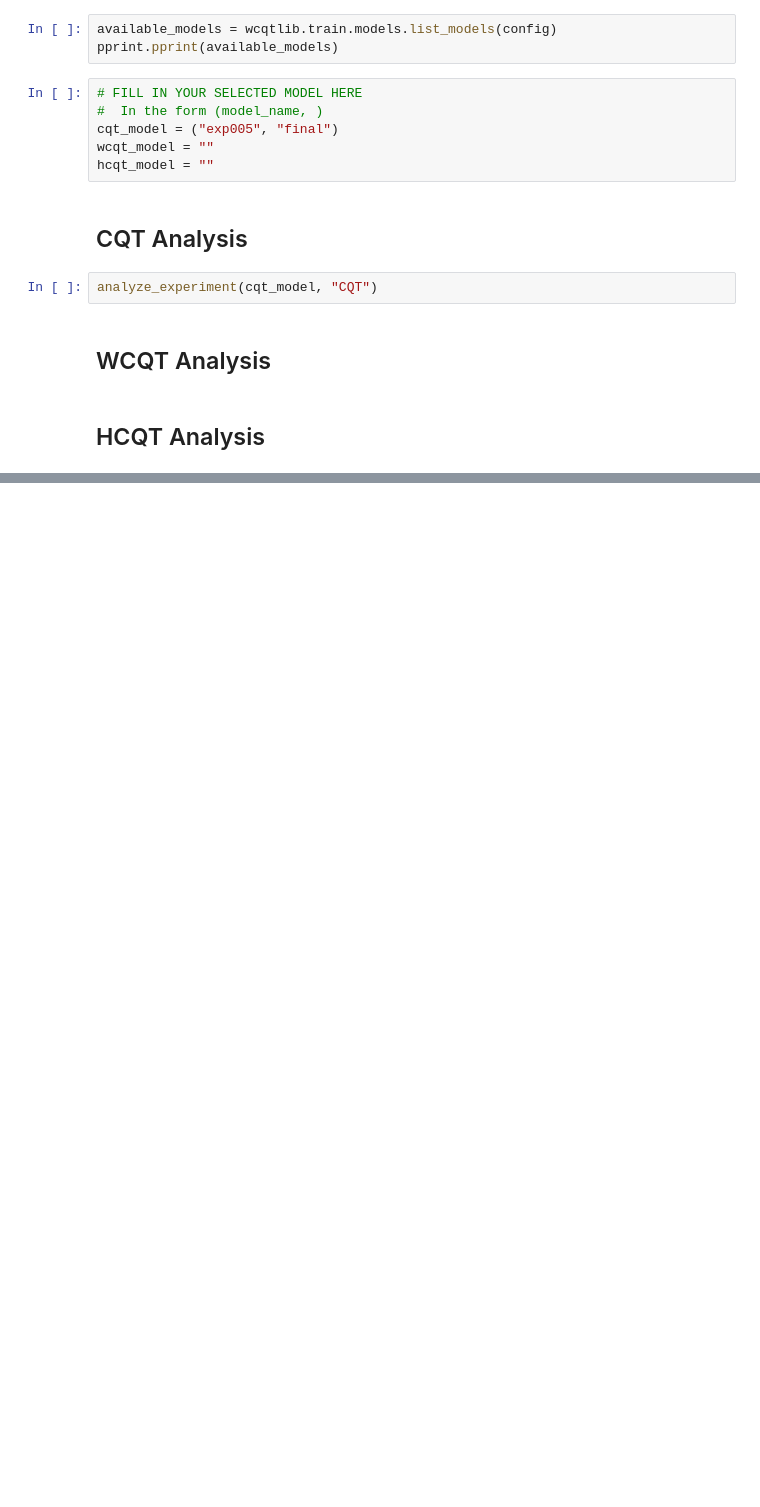
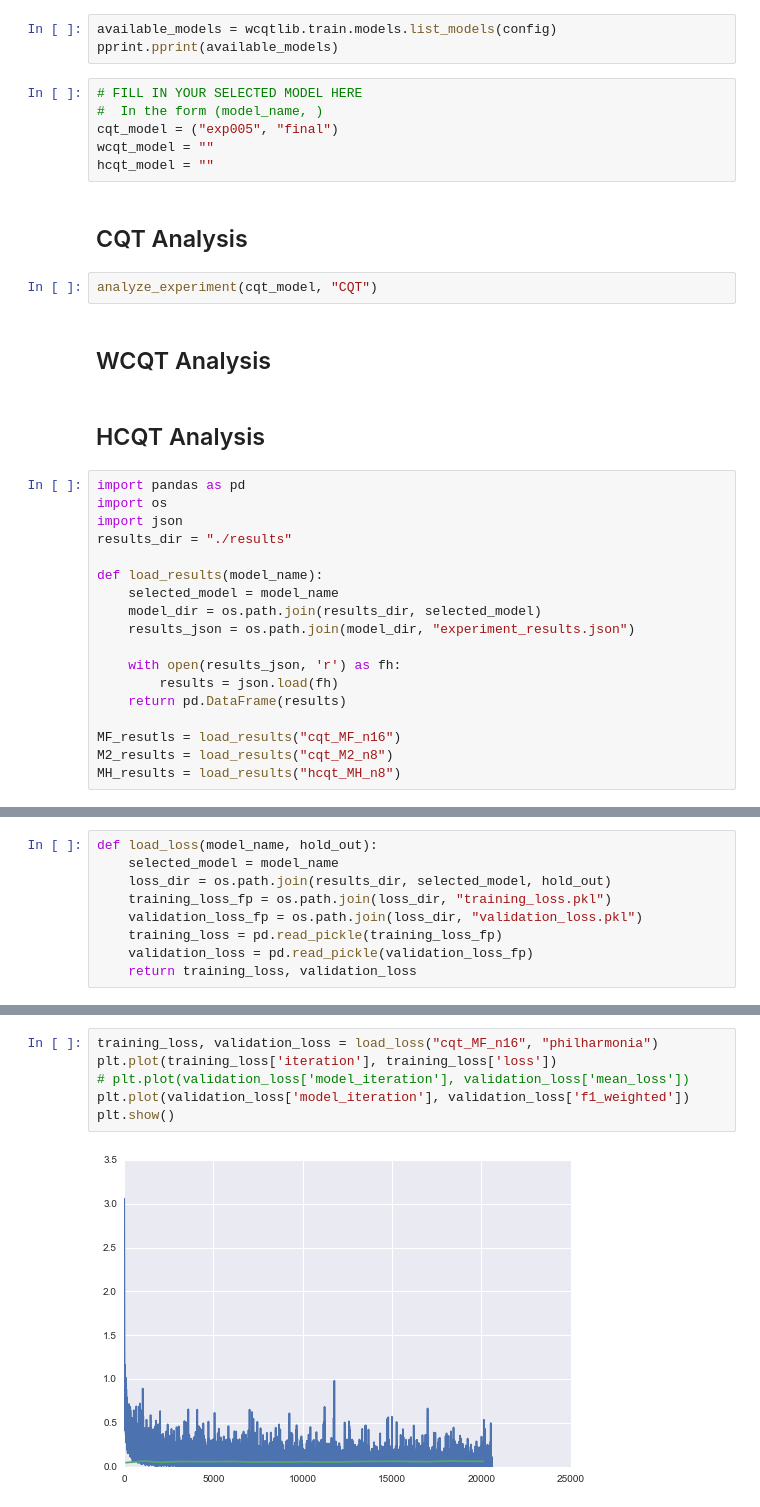
Before and after one commit to ejhumphrey/harmonic-cnn, a Jupyter notebook: Analysis.ipynb, the cells around one changed output, grey strips where cells are left out. Drawn from its saved outputs; the diff is of its cells as text; blank space fills up the shorter version.

```diff
--- a/Analysis.ipynb
+++ b/Analysis.ipynb
@@ -78,3 +79,21 @@ analyze_experiment(cqt_model, "CQT")
 ## WCQT Analysis
 # %% [markdown]
 ## HCQT Analysis
+# %%
+import pandas as pd
+import os
+import json
+results_dir = "./results"
+
+def load_results(model_name):
+    selected_model = model_name
+    model_dir = os.path.join(results_dir, selected_model)
+    results_json = os.path.join(model_dir, "experiment_results.json")
+
+    with open(results_json, 'r') as fh:
+        results = json.load(fh)
+    return pd.DataFrame(results)
+
+MF_resutls = load_results("cqt_MF_n16")
+M2_results = load_results("cqt_M2_n8")
+MH_results = load_results("hcqt_MH_n8")
@@ -80,0 +124,9 @@ analyze_experiment(cqt_model, "CQT")
+# %%
+def load_loss(model_name, hold_out):
+    selected_model = model_name
+    loss_dir = os.path.join(results_dir, selected_model, hold_out)
+    training_loss_fp = os.path.join(loss_dir, "training_loss.pkl")
+    validation_loss_fp = os.path.join(loss_dir, "validation_loss.pkl")
+    training_loss = pd.read_pickle(training_loss_fp)
+    validation_loss = pd.read_pickle(validation_loss_fp)
+    return training_loss, validation_loss
@@ -80,0 +142,8 @@ analyze_experiment(cqt_model, "CQT")
+# %%
+training_loss, validation_loss = load_loss("cqt_MF_n16", "philharmonia")
+plt.plot(training_loss['iteration'], training_loss['loss'])
+# plt.plot(validation_loss['model_iteration'], validation_loss['mean_loss'])
+plt.plot(validation_loss['model_iteration'], validation_loss['f1_weighted'])
+plt.show()
+# %% [output]
+[figure, added]
```
Also changed, not shown: parts of 5 cells of this notebook, 3 other files.
